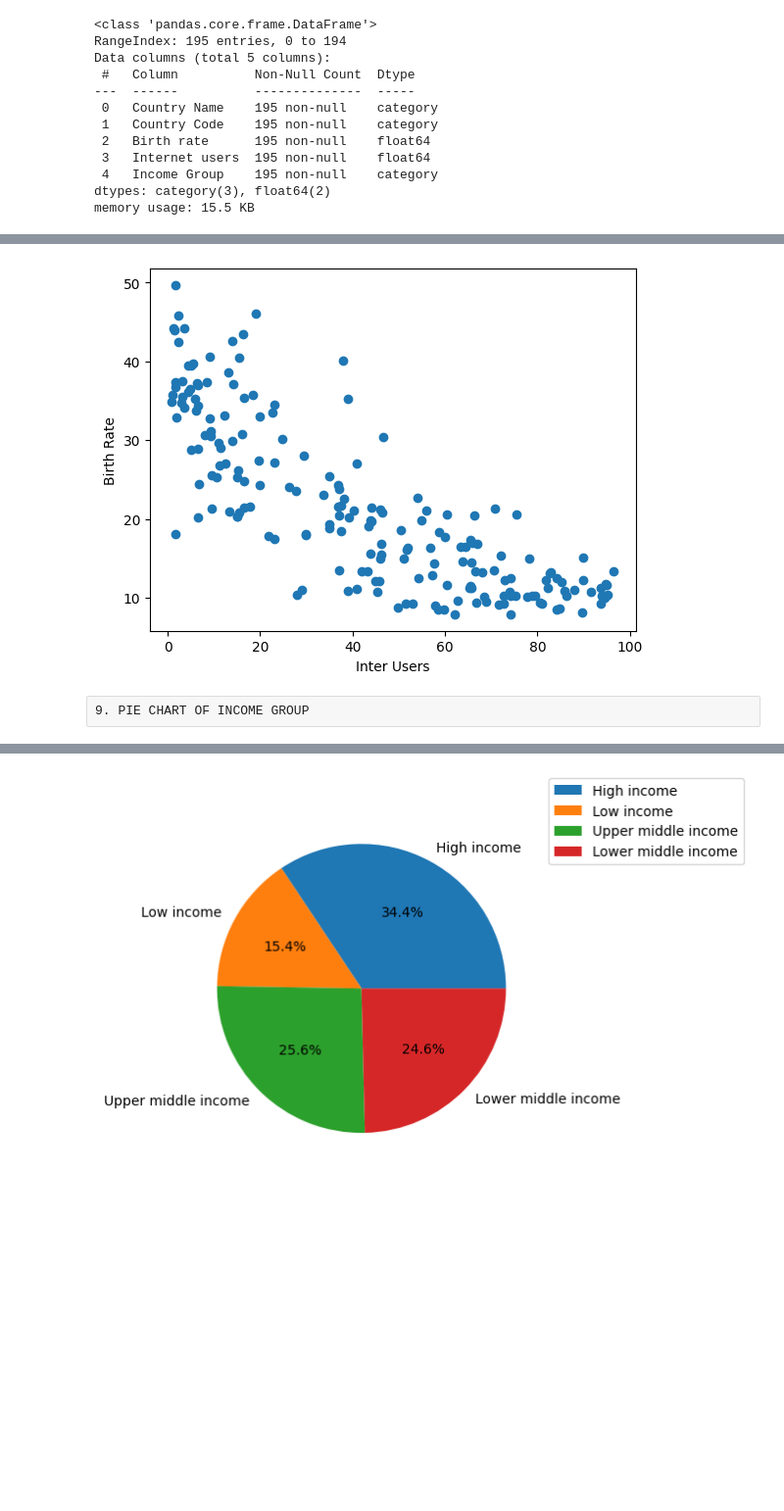
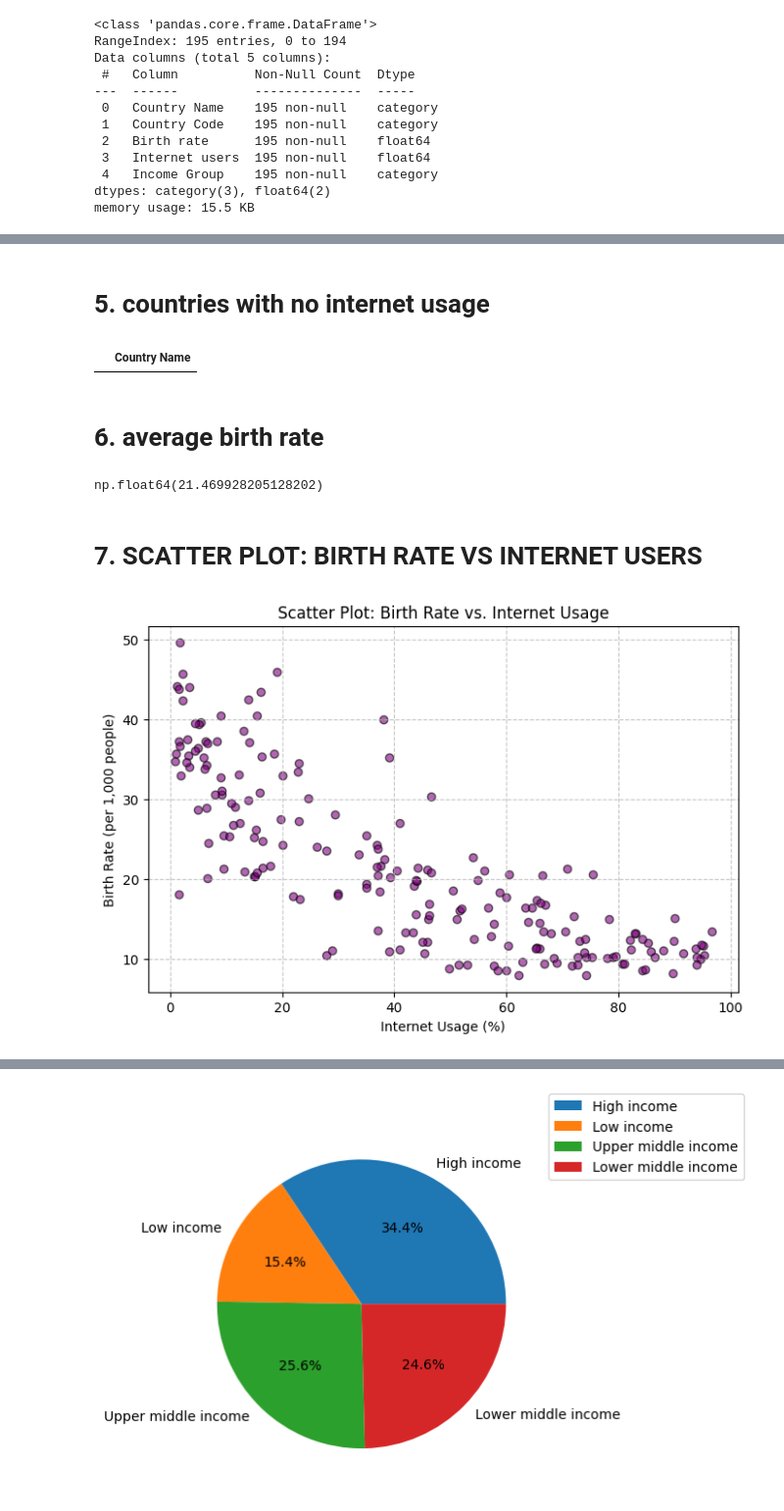
Before and after one commit to Catherinee18/ITD-3C, a Jupyter notebook: Activity 5.ipynb, the cells around one changed output, grey strips where cells are left out. Shown: that part at 98% size. Cells and saved outputs as stored; diff of their text form; code cells hidden in the pictures; blank space fills up the shorter version.

```diff
--- a/Activity 5.ipynb
+++ b/Activity 5.ipynb
@@ -171,9 +259,26 @@ memory usage: 15.5 KB
+# %% [markdown]
+<h1>5. countries with no internet usage
+# %%
+no_internet_countries = internet[internet["Internet users"] == 0][["Country Name"]]
+no_internet_countries
+# %% [output]
+|  | Country Name |
+# %% [markdown]
+<h1>6. average birth rate</h1>
+# %%
+average_birth_rate = internet["Birth rate"].mean()
+average_birth_rate
+# %% [output]
+np.float64(21.469928205128202)
+# %% [markdown]
+<h1>7. SCATTER PLOT: BIRTH RATE VS INTERNET USERS
 # %%
-plt.scatter(internet['Internet users'], internet['Birth rate'])
-plt.xlabel('Inter Users')
-plt.ylabel('Birth Rate')
+plt.figure(figsize=(8, 5))
+plt.scatter(internet["Internet users"], internet["Birth rate"], alpha=0.6, color="purple", edgecolors="black")
+plt.xlabel("Internet Usage (%)")
+plt.ylabel("Birth Rate (per 1,000 people)")
+plt.title("Scatter Plot: Birth Rate vs. Internet Usage")
+plt.grid(True, linestyle="--", alpha=0.7)
 plt.show()
 # %% [output]
-[figure, old version]
+[figure, new version]
-# %% [raw]
-9. PIE CHART OF INCOME GROUP
```
Also changed, not shown: parts of 38 cells of this notebook.
